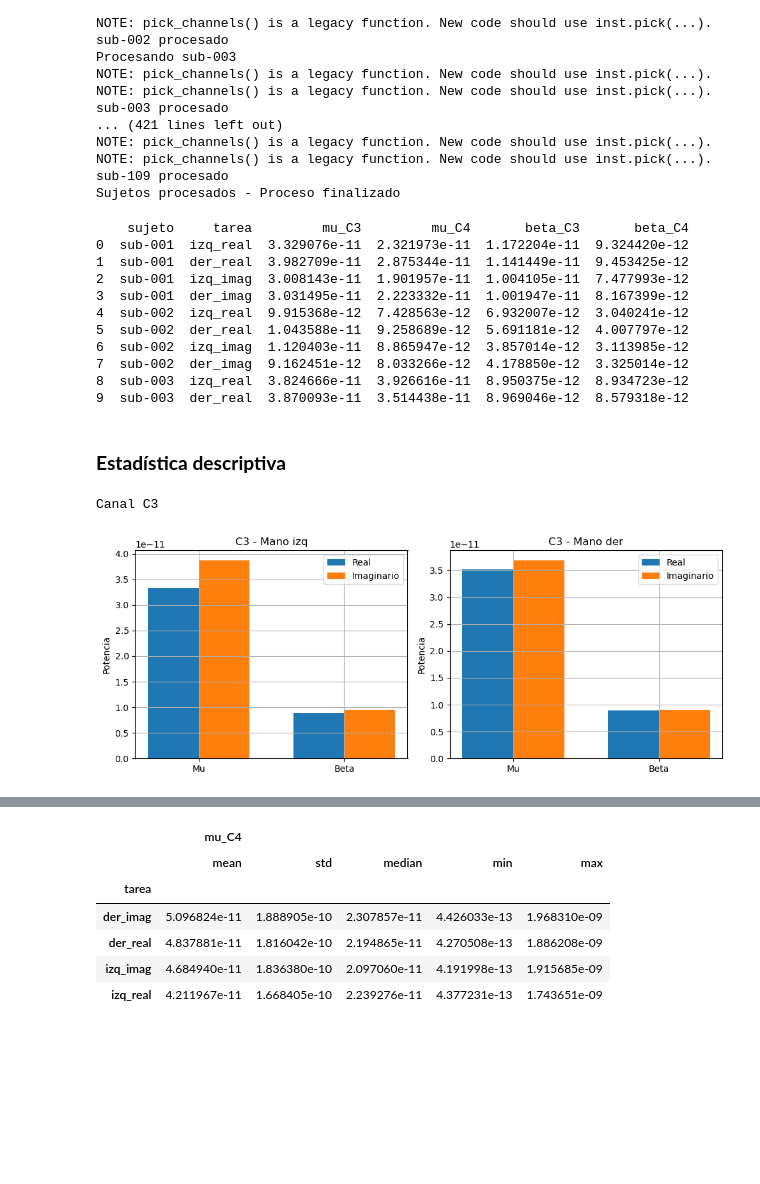
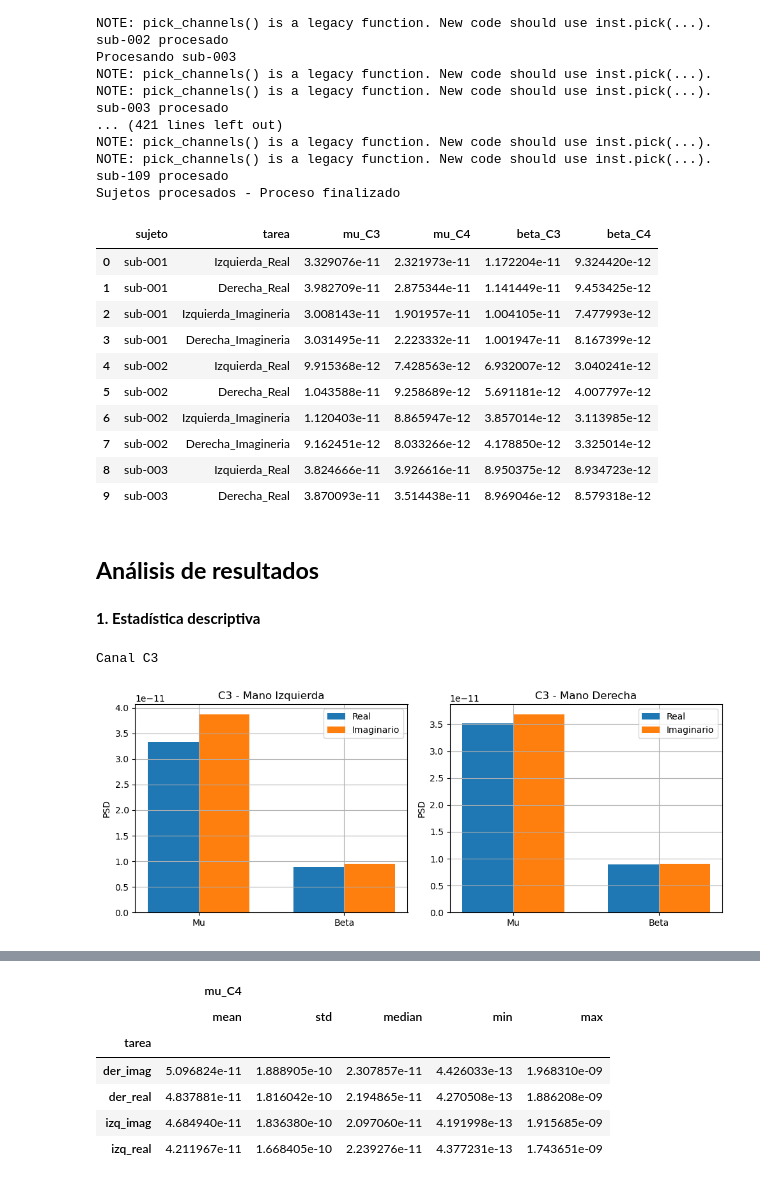
Before and after one commit to Isa21bella09/Proyecto-1---Biose-ales---Procesamiento-EEG, a Jupyter notebook: Proyecto 1 - Bioseñales.ipynb, the cells around one changed output, grey strips where cells are left out. Saved outputs shown, nothing was run; the diff lists cells and outputs as text; code cells hidden in the pictures; blank space fills up the shorter version.

```diff
--- a/Proyecto 1 - Bioseñales.ipynb
+++ b/Proyecto 1 - Bioseñales.ipynb
@@ -393,30 +398,31 @@ sub-109 procesado
 Sujetos procesados - Proceso finalizado
 # %%
 df = pd.read_csv("resultados_psd.csv")
-
-print(df.head(10))
+display(df.head(10))
 # %% [output]
-    sujeto     tarea         mu_C3         mu_C4       beta_C3       beta_C4
-0  sub-001  izq_real  3.329076e-11  2.321973e-11  1.172204e-11  9.324420e-12
-1  sub-001  der_real  3.982709e-11  2.875344e-11  1.141449e-11  9.453425e-12
-2  sub-001  izq_imag  3.008143e-11  1.901957e-11  1.004105e-11  7.477993e-12
-3  sub-001  der_imag  3.031495e-11  2.223332e-11  1.001947e-11  8.167399e-12
-4  sub-002  izq_real  9.915368e-12  7.428563e-12  6.932007e-12  3.040241e-12
-5  sub-002  der_real  1.043588e-11  9.258689e-12  5.691181e-12  4.007797e-12
-6  sub-002  izq_imag  1.120403e-11  8.865947e-12  3.857014e-12  3.113985e-12
-7  sub-002  der_imag  9.162451e-12  8.033266e-12  4.178850e-12  3.325014e-12
-8  sub-003  izq_real  3.824666e-11  3.926616e-11  8.950375e-12  8.934723e-12
-9  sub-003  der_real  3.870093e-11  3.514438e-11  8.969046e-12  8.579318e-12
+|  | sujeto | tarea | mu_C3 | mu_C4 | beta_C3 | beta_C4 |
+| 0 | sub-001 | Izquierda_Real | 3.329076e-11 | 2.321973e-11 | 1.172204e-11 | 9.324420e-12 |
+| 1 | sub-001 | Derecha_Real | 3.982709e-11 | 2.875344e-11 | 1.141449e-11 | 9.453425e-12 |
+| 2 | sub-001 | Izquierda_Imagineria | 3.008143e-11 | 1.901957e-11 | 1.004105e-11 | 7.477993e-12 |
+| 3 | sub-001 | Derecha_Imagineria | 3.031495e-11 | 2.223332e-11 | 1.001947e-11 | 8.167399e-12 |
+| 4 | sub-002 | Izquierda_Real | 9.915368e-12 | 7.428563e-12 | 6.932007e-12 | 3.040241e-12 |
+| 5 | sub-002 | Derecha_Real | 1.043588e-11 | 9.258689e-12 | 5.691181e-12 | 4.007797e-12 |
+| 6 | sub-002 | Izquierda_Imagineria | 1.120403e-11 | 8.865947e-12 | 3.857014e-12 | 3.113985e-12 |
+| 7 | sub-002 | Derecha_Imagineria | 9.162451e-12 | 8.033266e-12 | 4.178850e-12 | 3.325014e-12 |
+| 8 | sub-003 | Izquierda_Real | 3.824666e-11 | 3.926616e-11 | 8.950375e-12 | 8.934723e-12 |
+| 9 | sub-003 | Derecha_Real | 3.870093e-11 | 3.514438e-11 | 8.969046e-12 | 8.579318e-12 |
+# %% [markdown]
+## **Análisis de resultados**
 # %% [markdown]
-### **Estadística descriptiva**
+**1. Estadística descriptiva**
 # %%
 def barras_canal(df, canal, mano):
 
     mu = f"mu_{canal}"
     beta = f"beta_{canal}"
 
-    cond_real = f"{mano}_real"
-    cond_imag = f"{mano}_imag"
+    cond_real = f"{mano}_Real"
+    cond_imag = f"{mano}_Imagineria"
 
     # Promedios
     mean_real = df[df["tarea"] == cond_real][[mu, beta]].mean()
@@ -430,10 +436,9 @@ def barras_canal(df, canal, mano):
 
     plt.xticks(x, ["Mu", "Beta"])
     plt.title(f"{canal} - Mano {mano}")
-    plt.ylabel("Potencia")
+    plt.ylabel("PSD")
     plt.legend()
     plt.grid()
-
     plt.tight_layout()
 
 def boxplot(ritmo):
@@ -446,12 +451,8 @@ def boxplot(ritmo):
 
 def correlacion(df, columnas, condicion=None):
 
-    if condicion is None:
-        df_sub = df
-        titulo = "Matriz de correlación - Global"
-    else:
-        df_sub = df[df["tarea"] == condicion]
-        titulo = f"Matriz de correlación - {condicion}"
+    df_sub = df
+    titulo = "Matriz de correlación - Global"
 
     corr = df_sub[columnas].corr()
 
@@ -460,14 +461,15 @@ def correlacion(df, columnas, condicion=None):
 # %%
 # Canal C3
 print("Canal C3")
 plt.figure(figsize=(10,4))
 plt.subplot(1,2,1)
-barras_canal(df, "C3", "izq")
+barras_canal(df, "C3", "Izquierda")
 plt.subplot(1,2,2)
-barras_canal(df, "C3", "der")
+barras_canal(df, "C3", "Derecha")
+plt.show()
 # %% [output]
 Canal C3
-[figure, old version]
+[figure, new version]
 # %%
 # Canal C4
 print("Canal C4")
```
Also changed, not shown: parts of 25 cells of this notebook.
